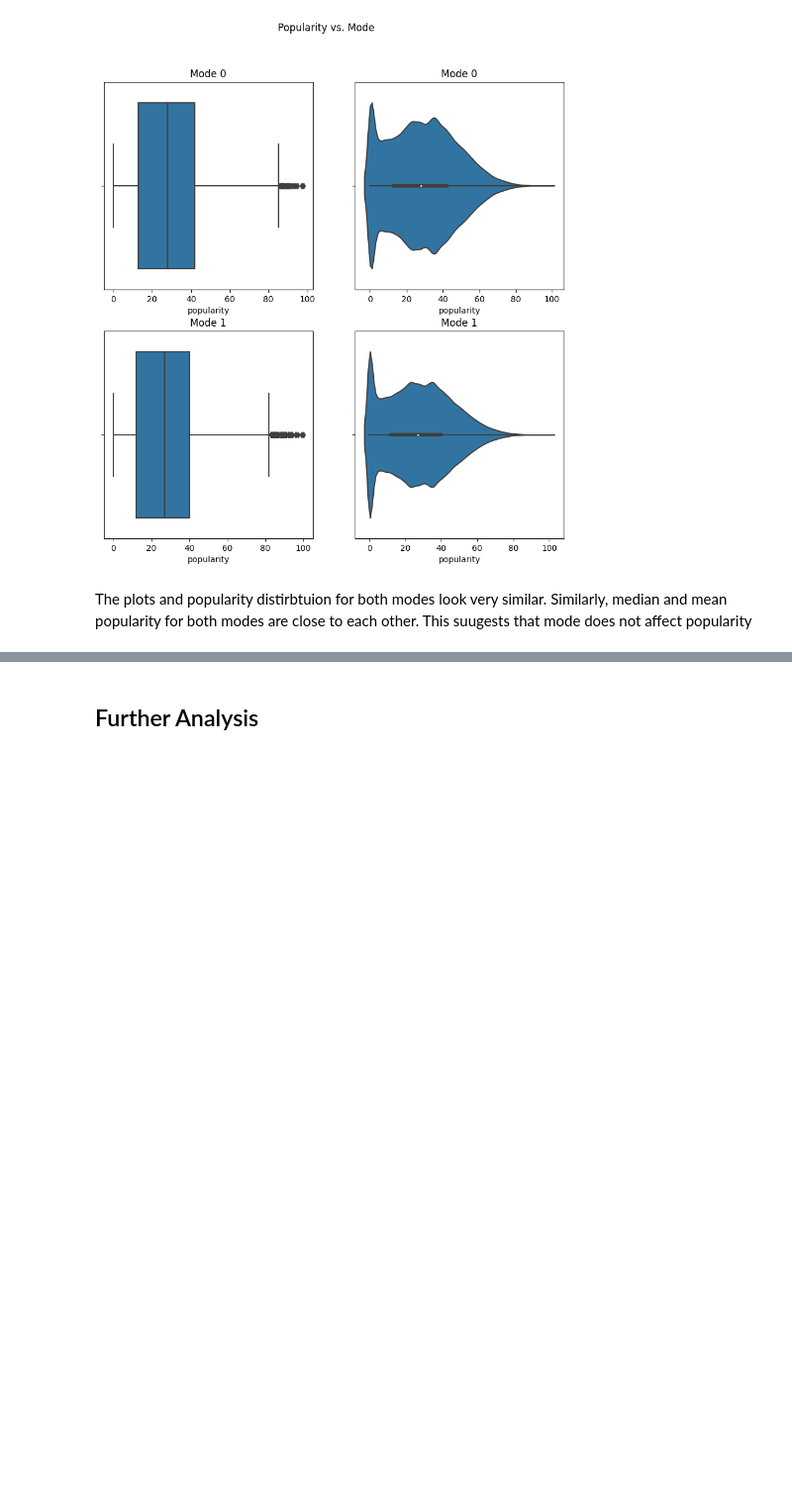
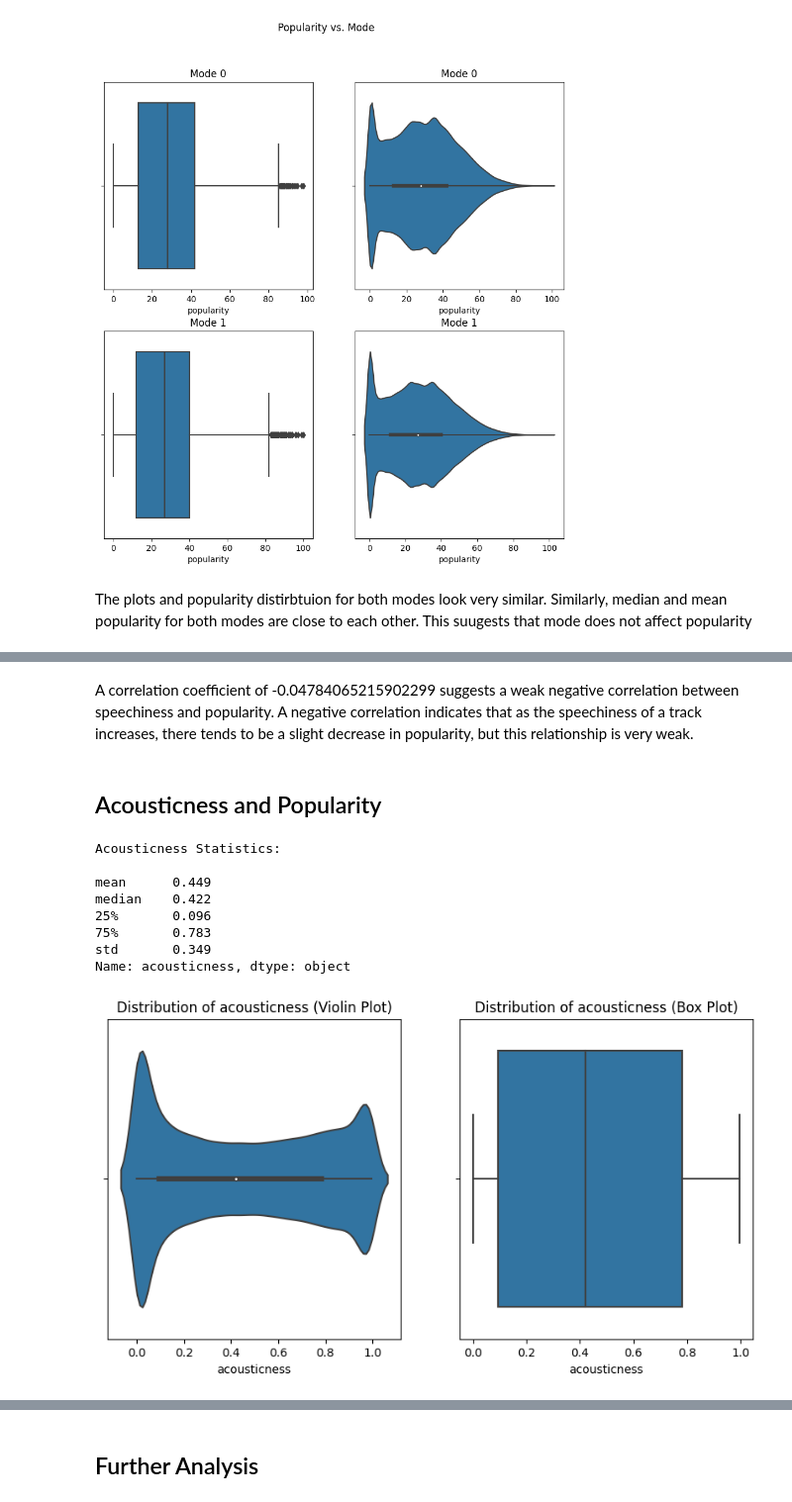
Before and after one commit to ayushmandixit2000/DSAI-Project, a Jupyter notebook: TracksAnalysis.ipynb, the cells around one changed output, grey strips where cells are left out. Shown at 99% size. Drawn from its saved outputs; the diff is of its cells as text; code cells hidden in the pictures; blank space fills up the shorter version.

```diff
--- a/TracksAnalysis.ipynb
+++ b/TracksAnalysis.ipynb
@@ -789,0 +852,42 @@ The plots and popularity distirbtuion for both modes look very similar. Similarl
+# %% [markdown]
+A correlation coefficient of -0.04784065215902299 suggests a weak negative correlation between speechiness and popularity. A negative correlation indicates that as the speechiness of a track increases, there tends to be a slight decrease in popularity, but this relationship is very weak.
+# %% [markdown]
+## Acousticness and Popularity
+# %%
+df = pd.read_csv('tracks.csv')
+
+# Select a random sample of 20% of the data
+df = df.sample(frac=0.2, random_state=42)
+
+# Calculate the mean, median, quartiles, and variance of acousticness
+acousticness_stats = df['acousticness'].describe()[['mean', '50%', '25%', '75%', 'std']]
+acousticness_stats.rename(index={'50%': 'median'}, inplace=True)
+
+# Convert the statistics to string with 3 decimal places
+acousticness_stats = acousticness_stats.apply(lambda x: f'{x:.3f}')
+
+print('Acousticness Statistics:\n')
+print(acousticness_stats)
+
+# Create a violin plot and box plot of acousticness
+fig, axes = plt.subplots(nrows=1, ncols=2, figsize=(10, 5))
+
+sns.violinplot(x=df['acousticness'], ax=axes[0])
+axes[0].set_title('Distribution of acousticness (Violin Plot)')
+axes[0].set_xlabel('acousticness')
+
+sns.boxplot(x=df['acousticness'], ax=axes[1])
+axes[1].set_title('Distribution of acousticness (Box Plot)')
+axes[1].set_xlabel('acousticness')
+
+plt.show()
+# %% [output]
+Acousticness Statistics:
+
+mean      0.449
+median    0.422
+25%       0.096
+75%       0.783
+std       0.349
+Name: acousticness, dtype: object
+[figure, added]
```
Also changed, not shown: parts of 10 cells of this notebook.
